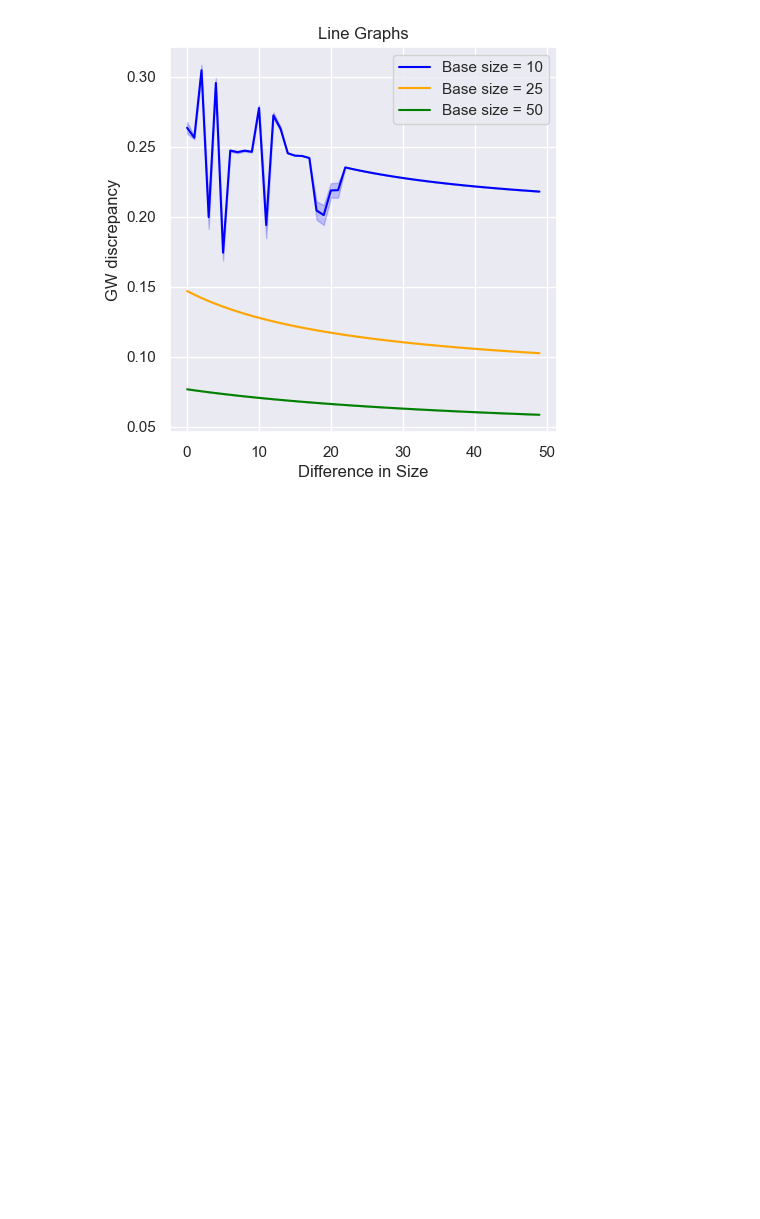
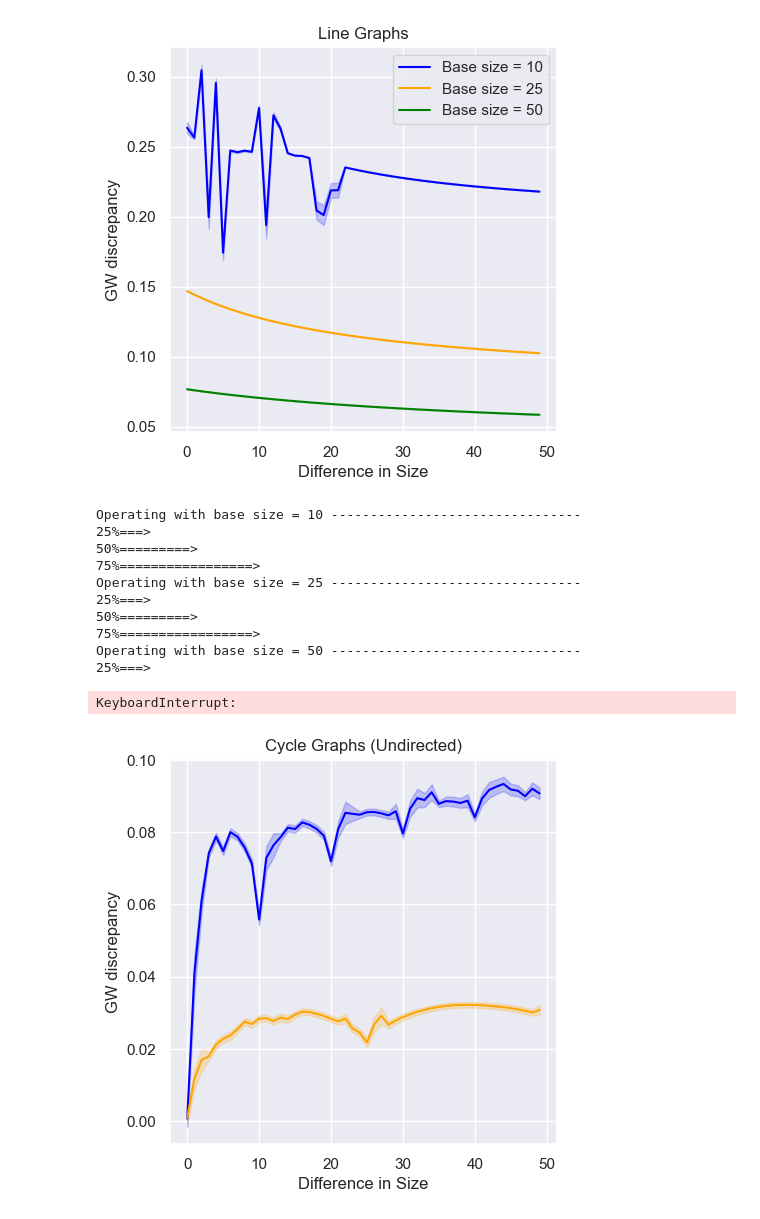
Before and after one commit to KataTech/Relational-Factorization-Model, a Jupyter notebook: notebooks/gwd_growth.ipynb, the cells around one changed output. Drawn from its saved outputs; the diff is of its cells as text; code cells hidden in the pictures; blank space fills up the shorter version.

```diff
--- a/notebooks/gwd_growth.ipynb
+++ b/notebooks/gwd_growth.ipynb
@@ -149,3 +149,18 @@ Operating with base size = 50 --------------------------------
 50%=========>
 75%=================>
 [figure]
+# %%
+gwf_diff_experiment(Gen.gen_cycle_graph, "Cycle Graphs (Undirected)", BASE_SIZES, NUM_EXP, COLORS, verbose=True, undirected=False)
+# %% [output]
+Operating with base size = 10 --------------------------------
+25%===>
+50%=========>
+75%=================>
+Operating with base size = 25 --------------------------------
+25%===>
+50%=========>
+75%=================>
+Operating with base size = 50 --------------------------------
+25%===>
+KeyboardInterrupt:
+[figure, added]
```
Also changed, not shown: parts of 2 cells of this notebook, 2 other files.
